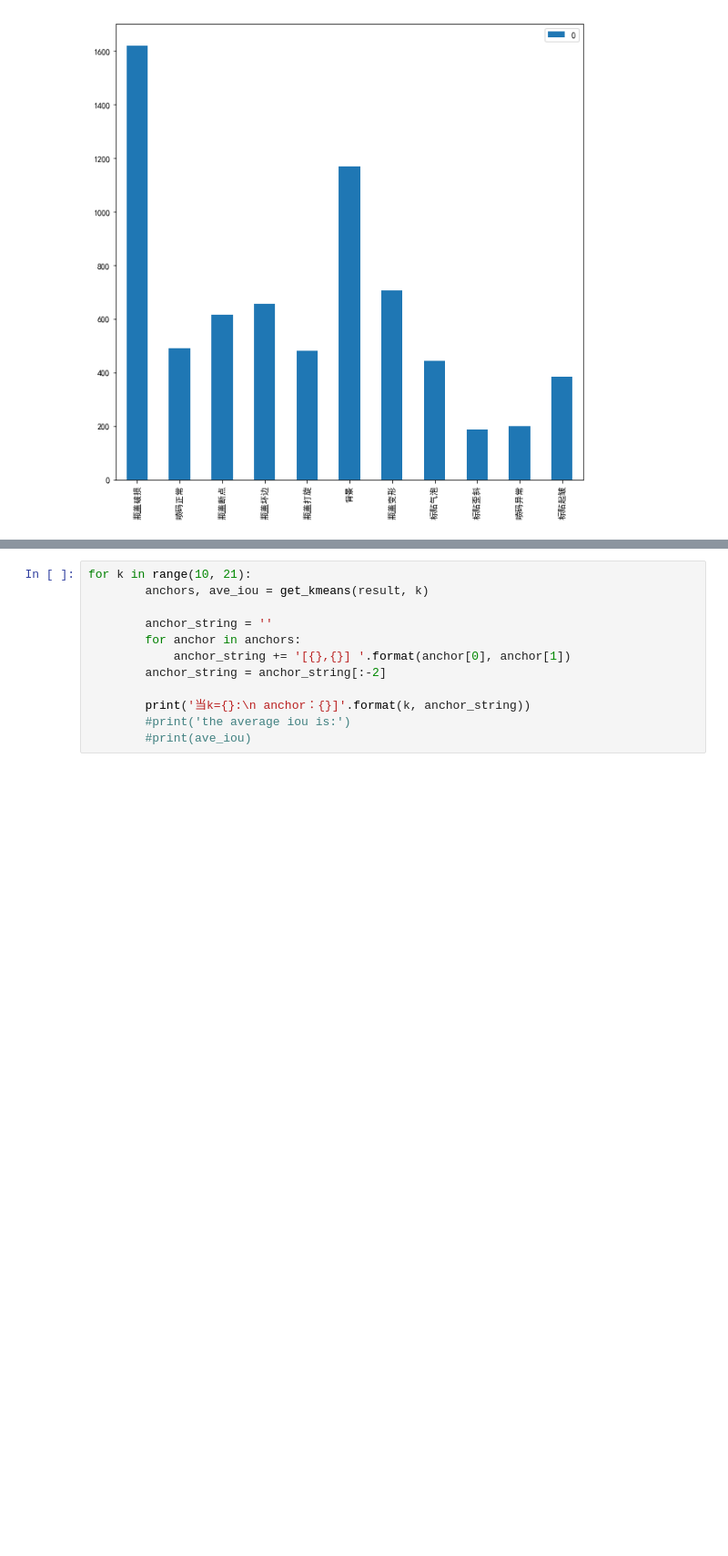
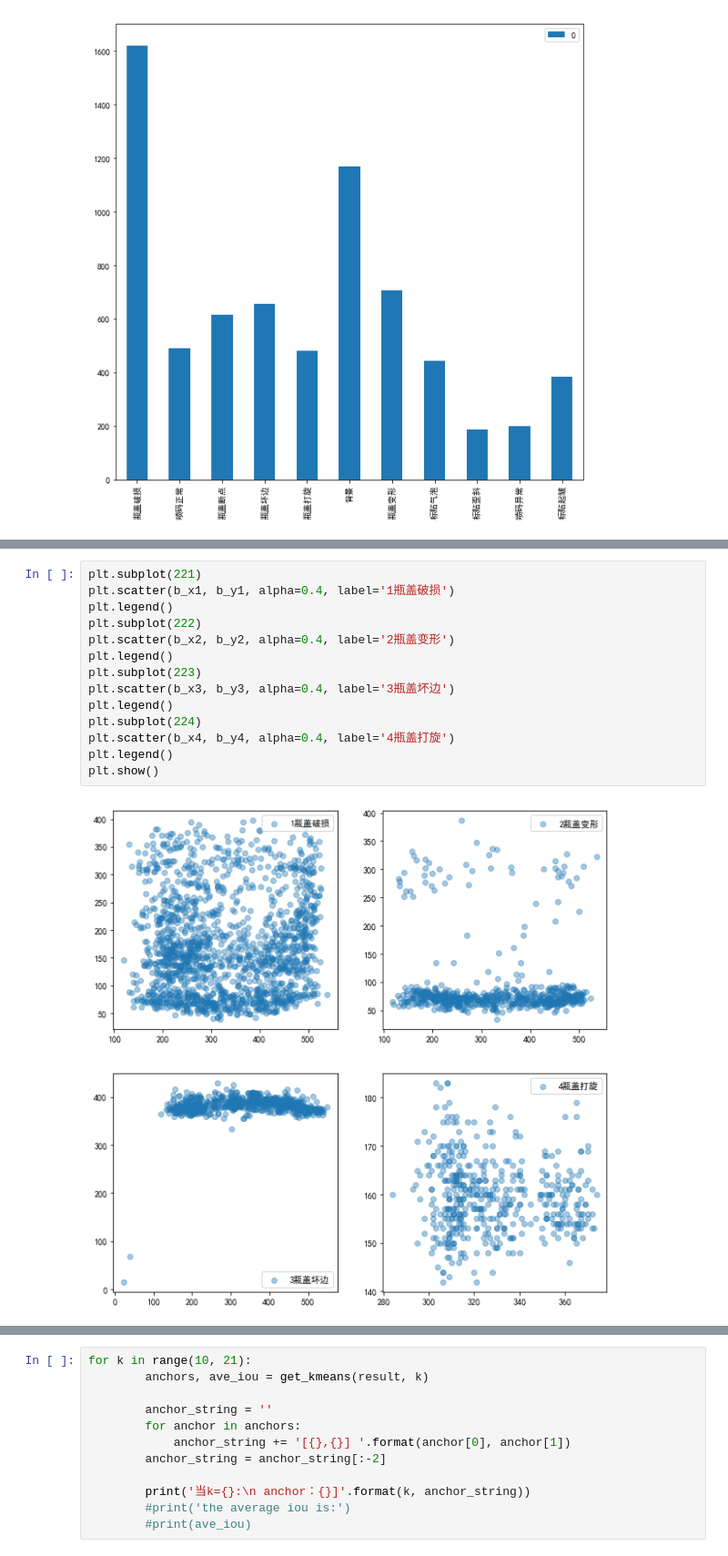
Before and after one commit to xiaochengJF/DeepLearning, a Jupyter notebook: Anchor_Kmeans.ipynb, the cells around one changed output, grey strips where cells are left out. Shown at 91% size. Drawn from its saved outputs; the diff is of its cells as text; blank space fills up the shorter version.

```diff
--- a/Anchor_Kmeans.ipynb
+++ b/Anchor_Kmeans.ipynb
@@ -163,0 +221,16 @@ plt.show()
+# %%
+plt.subplot(221)
+plt.scatter(b_x1, b_y1, alpha=0.4, label='1瓶盖破损')
+plt.legend()
+plt.subplot(222)
+plt.scatter(b_x2, b_y2, alpha=0.4, label='2瓶盖变形')
+plt.legend()
+plt.subplot(223)
+plt.scatter(b_x3, b_y3, alpha=0.4, label='3瓶盖坏边')
+plt.legend()
+plt.subplot(224)
+plt.scatter(b_x4, b_y4, alpha=0.4, label='4瓶盖打旋')
+plt.legend()
+plt.show()
+# %% [output]
+[figure, added]
```
Also changed, not shown: parts of 5 cells of this notebook.
